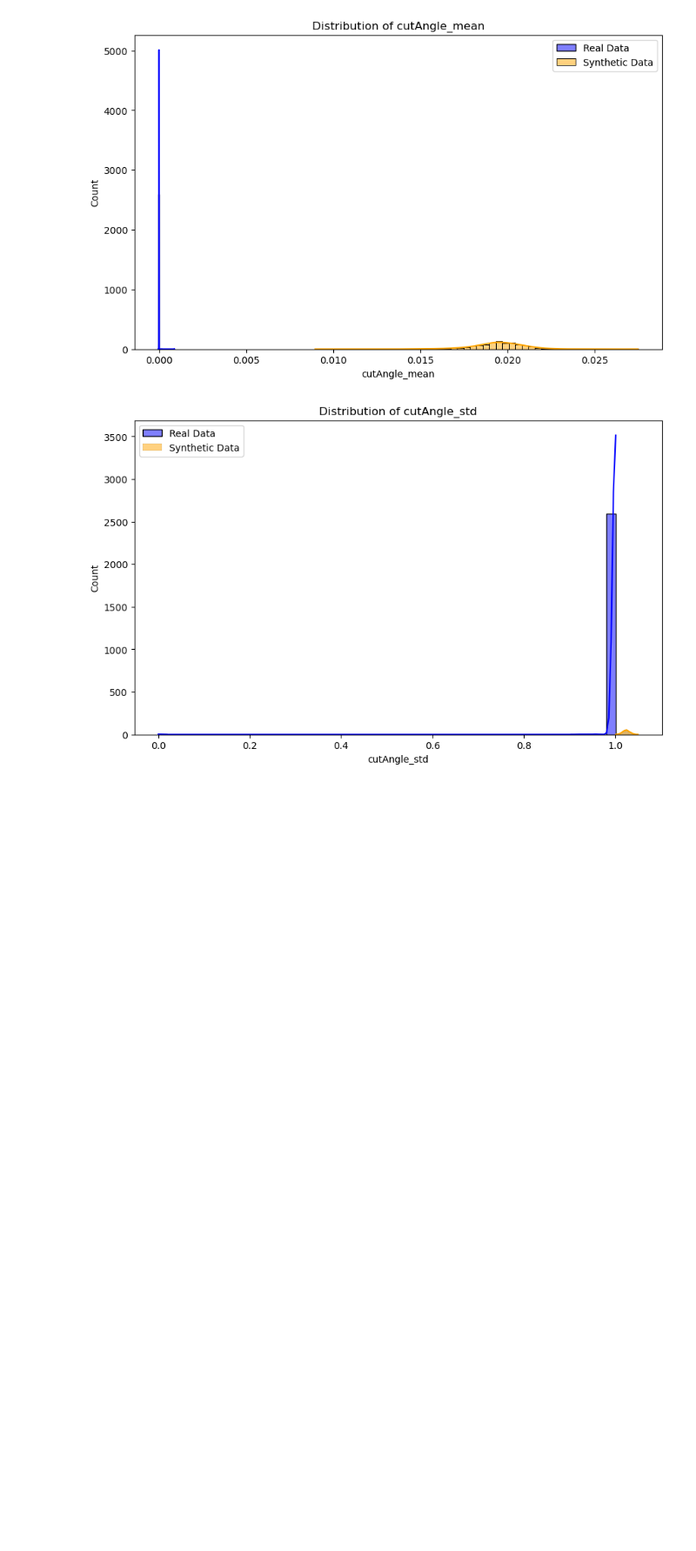
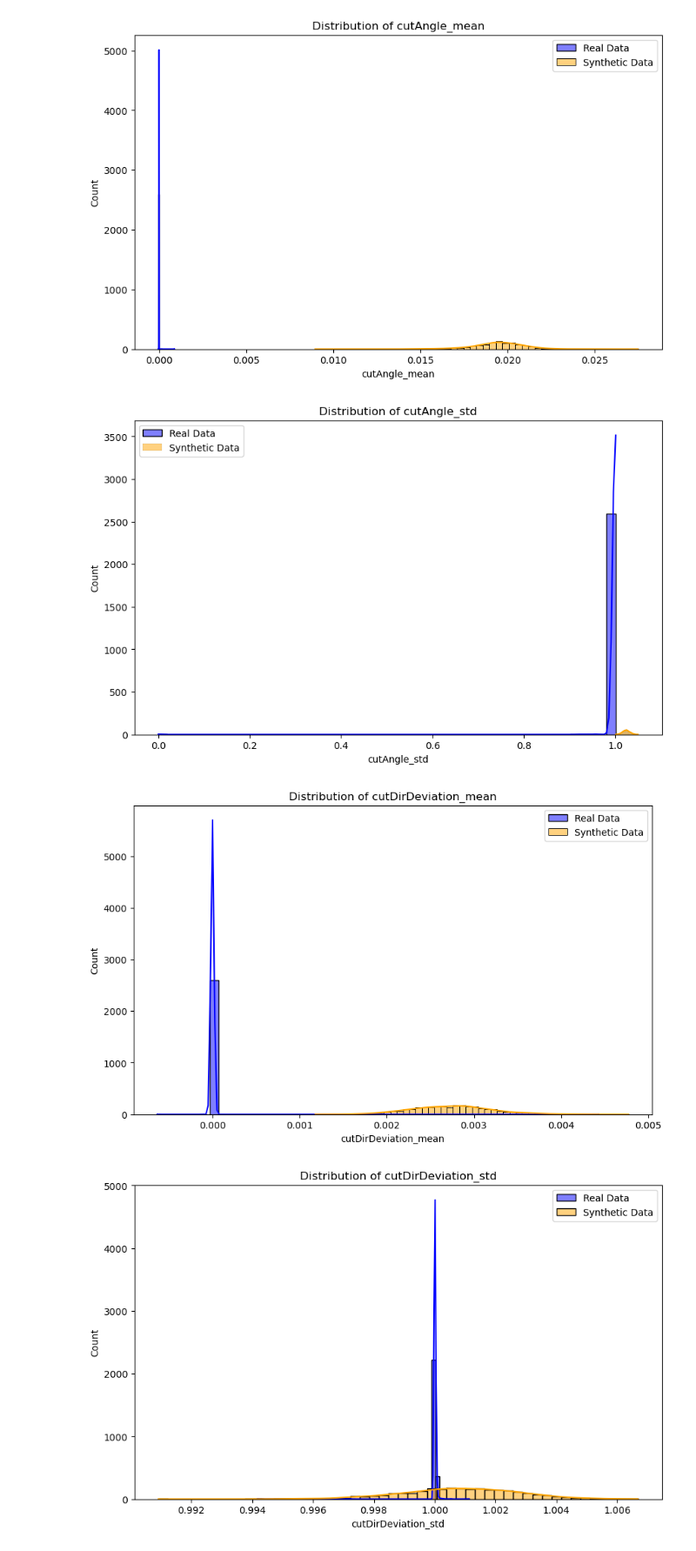
Before and after one commit to jayasrisng/configure-bs, a Jupyter notebook: data processing.ipynb, the cells around one changed output. Shown: that part at 87% size. Cells and saved outputs as stored; diff of their text form; code cells hidden in the pictures; blank space fills up the shorter version.

```diff
--- a/data processing.ipynb
+++ b/data processing.ipynb
@@ -464,3 +464,33 @@ for feature in aggregated_features:
 [figure]
 [figure]
 [figure]
+# %%
+import pandas as pd
+
+# Load real and synthetic data
+real_data_path = '/srv/fs/my-notebooks/user_skill_feature_mapping.csv'
+synthetic_data_path = '/srv/fs/my-notebooks/synthetic_data.csv'
+
+real_data = pd.read_csv(real_data_path)
+synthetic_data = pd.read_csv(synthetic_data_path)
+
+synthetic_df = pd.read_csv('/srv/fs/my-notebooks/synthetic_user_data.csv')
+aggregated_features = ['cutDirDeviation_mean', 'cutDirDeviation_std',
+                       'cutDistanceToCenter_mean', 'cutDistanceToCenter_std',
+                       'saberSpeed_mean', 'saberSpeed_std',
+                       'cutAngle_mean', 'cutAngle_std']
+
+# Example: Compare distributions
+import matplotlib.pyplot as plt
+import seaborn as sns
+
+for feature in aggregated_features:
+    plt.figure(figsize=(10, 6))
+    sns.histplot(real_data[feature], color='blue', label='Real Data', kde=True, bins=50)  # Reduce bins to 50
+    sns.histplot(synthetic_df[feature], color='orange', label='Synthetic Data', kde=True, bins=50)  # Reduce bins to 50
+    plt.title(f'Distribution of {feature}')
+    plt.legend()
+    plt.show()
+# %% [output]
+[figure, added]
+[figure, added]
```
Also changed, not shown: parts of 7 cells of this notebook.
